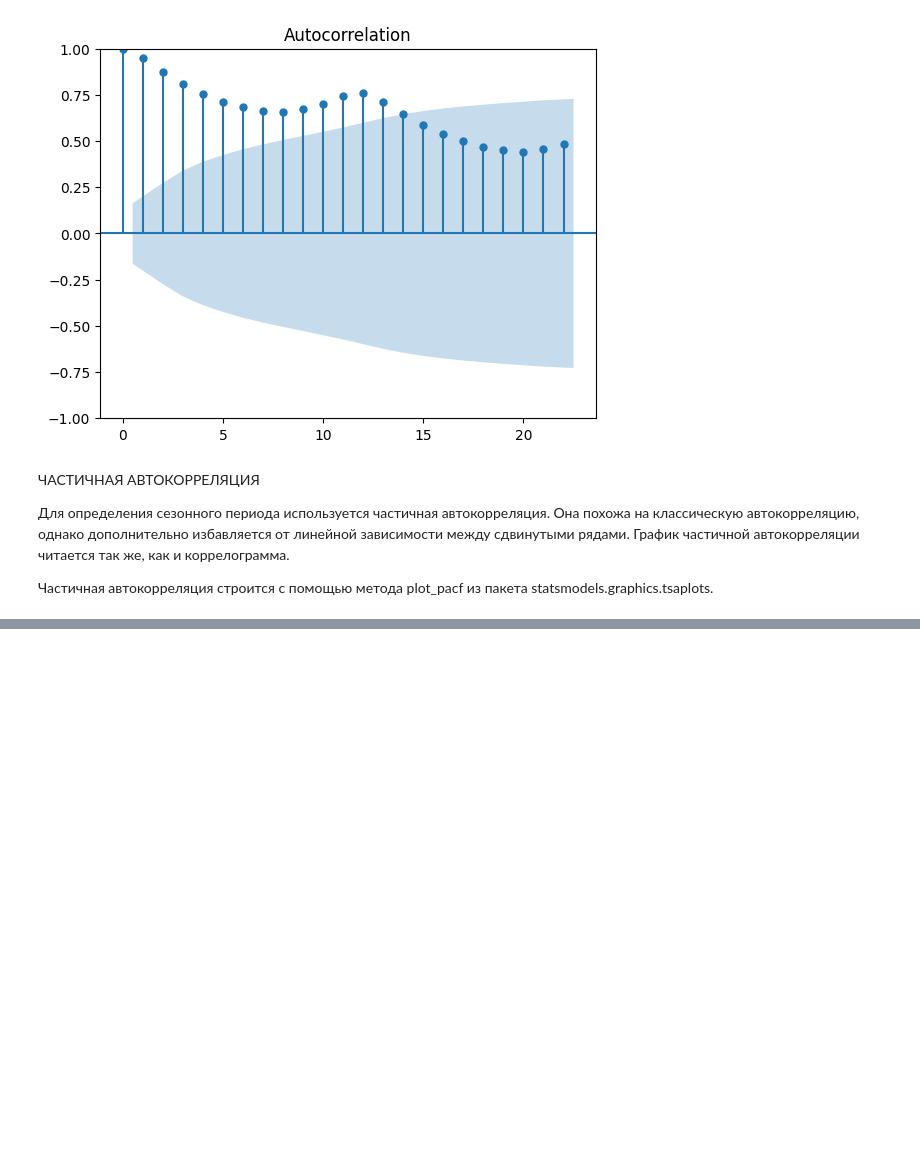
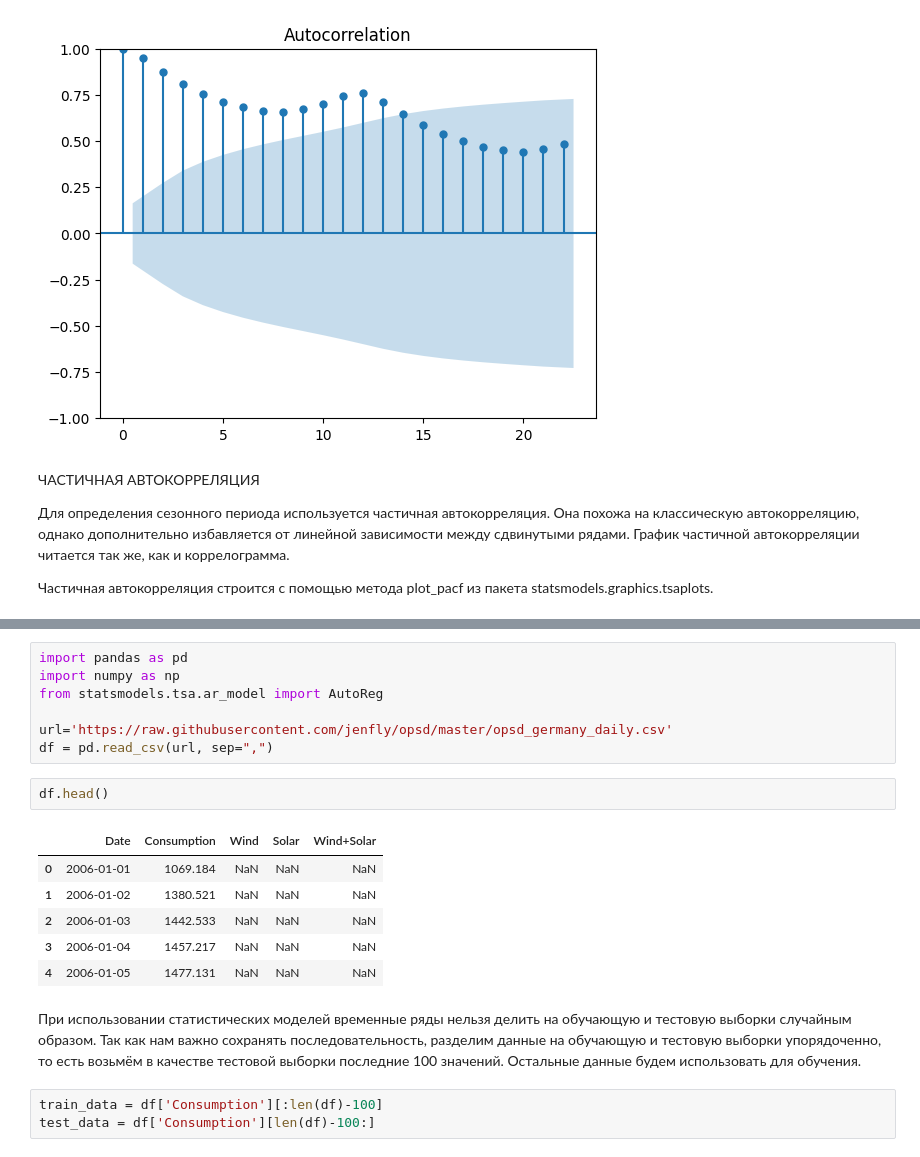
Before and after one commit to killri/sf_data_science, a Jupyter notebook: SF_DS_course_theory_and_practice/MATH12-TimeRows_1/math12_theory.ipynb, the cells around one changed output, grey strips where cells are left out. Saved outputs shown, nothing was run; the diff lists cells and outputs as text; blank space fills up the shorter version.

```diff
--- a/SF_DS_course_theory_and_practice/MATH12-TimeRows_1/math12_theory.ipynb
+++ b/SF_DS_course_theory_and_practice/MATH12-TimeRows_1/math12_theory.ipynb
@@ -162,0 +176,21 @@ plot_acf(df)
+# %%
+import pandas as pd
+import numpy as np
+from statsmodels.tsa.ar_model import AutoReg
+
+url='https://raw.githubusercontent.com/jenfly/opsd/master/opsd_germany_daily.csv'
+df = pd.read_csv(url, sep=",")
+# %%
+df.head()
+# %% [output]
+|  | Date | Consumption | Wind | Solar | Wind+Solar |
+| 0 | 2006-01-01 | 1069.184 | NaN | NaN | NaN |
+| 1 | 2006-01-02 | 1380.521 | NaN | NaN | NaN |
+| 2 | 2006-01-03 | 1442.533 | NaN | NaN | NaN |
+| 3 | 2006-01-04 | 1457.217 | NaN | NaN | NaN |
+| 4 | 2006-01-05 | 1477.131 | NaN | NaN | NaN |
+# %% [markdown]
+При использовании статистических моделей временные ряды нельзя делить на обучающую и тестовую выборки случайным образом. Так как нам важно сохранять последовательность, разделим данные на обучающую и тестовую выборки упорядоченно, то есть возьмём в качестве тестовой выборки последние 100 значений. Остальные данные будем использовать для обучения.
+# %%
+train_data = df['Consumption'][:len(df)-100]
+test_data = df['Consumption'][len(df)-100:]
```
Also changed, not shown: parts of 6 cells of this notebook, 53 other files.
